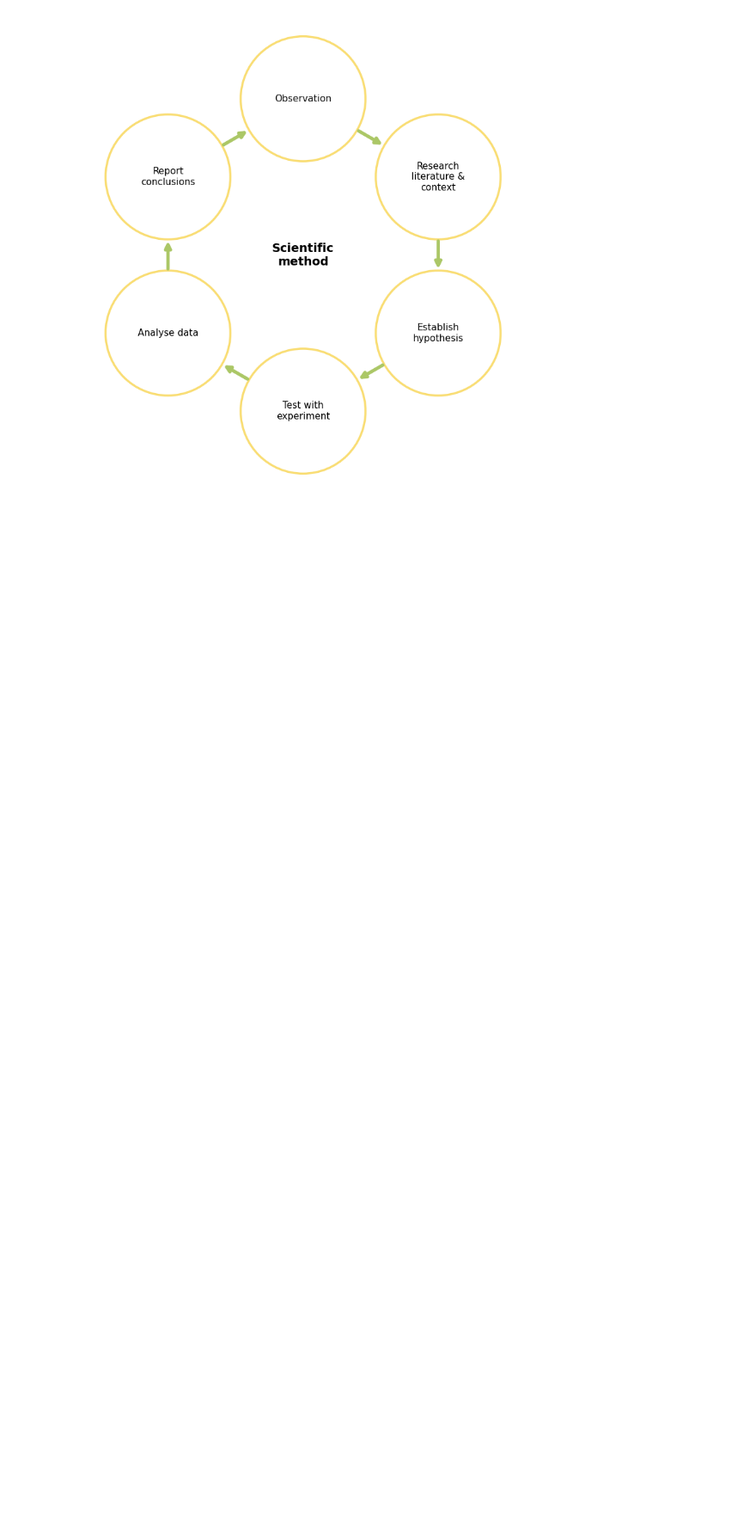
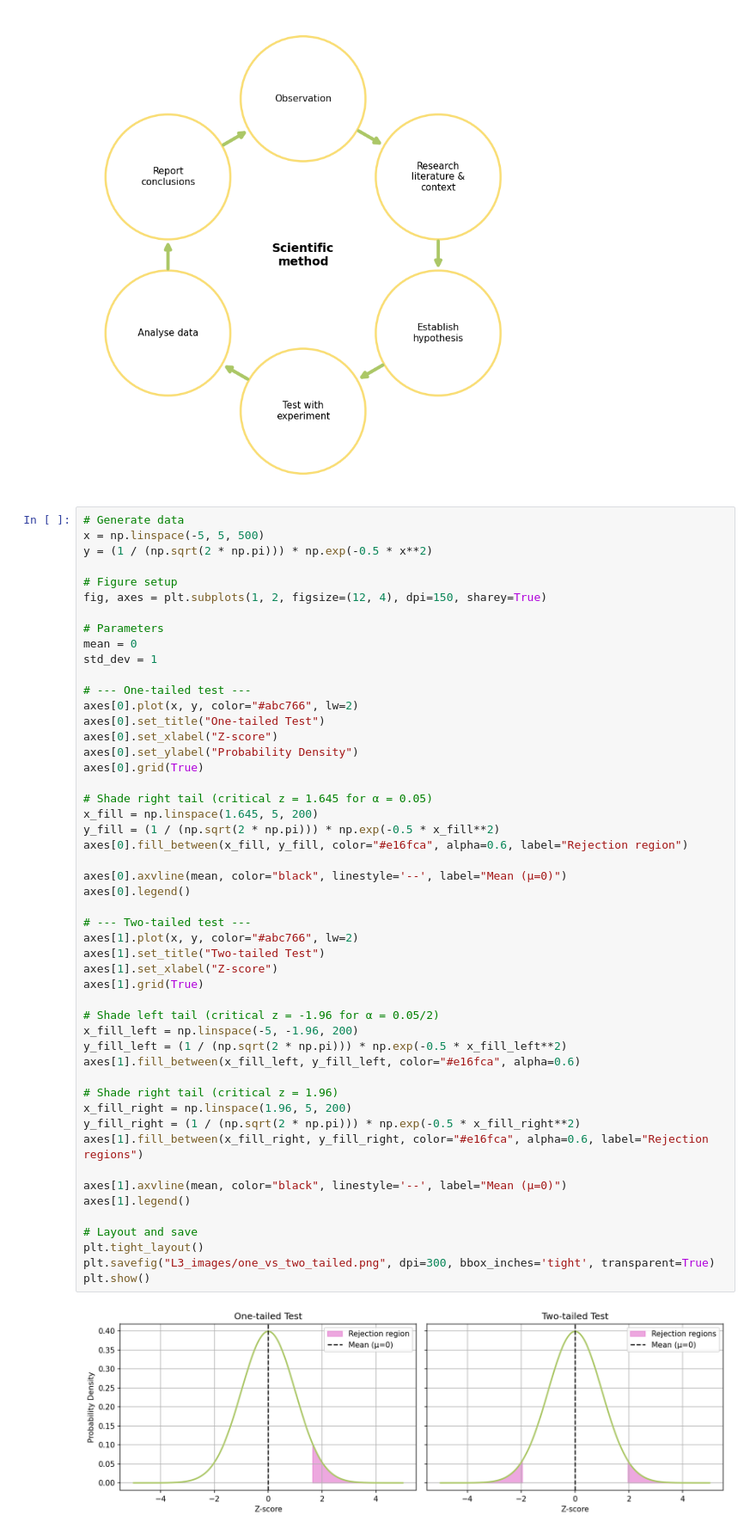
Before and after one commit to Bea-Taylor/CASA007_lectures, a Jupyter notebook: L3_graphics.ipynb, the cells around one changed output. Shown at 86% size. Cells and saved outputs as stored; diff of their text form; blank space fills up the shorter version.

```diff
--- a/L3_graphics.ipynb
+++ b/L3_graphics.ipynb
@@ -109,3 +109,55 @@ plt.savefig("L3_images/scientific_method.png", dpi=200, transparent=True)
 plt.show()
 # %% [output]
 [figure]
+# %%
+# Generate data
+x = np.linspace(-5, 5, 500)
+y = (1 / (np.sqrt(2 * np.pi))) * np.exp(-0.5 * x**2)
+
+# Figure setup
+fig, axes = plt.subplots(1, 2, figsize=(12, 4), dpi=150, sharey=True)
+
+# Parameters
+mean = 0
+std_dev = 1
+
+# --- One-tailed test ---
+axes[0].plot(x, y, color="#abc766", lw=2)
+axes[0].set_title("One-tailed Test")
+axes[0].set_xlabel("Z-score")
+axes[0].set_ylabel("Probability Density")
+axes[0].grid(True)
+
+# Shade right tail (critical z = 1.645 for α = 0.05)
+x_fill = np.linspace(1.645, 5, 200)
+y_fill = (1 / (np.sqrt(2 * np.pi))) * np.exp(-0.5 * x_fill**2)
+axes[0].fill_between(x_fill, y_fill, color="#e16fca", alpha=0.6, label="Rejection region")
+
+axes[0].axvline(mean, color="black", linestyle='--', label="Mean (μ=0)")
+axes[0].legend()
+
+# --- Two-tailed test ---
+axes[1].plot(x, y, color="#abc766", lw=2)
+axes[1].set_title("Two-tailed Test")
+axes[1].set_xlabel("Z-score")
+axes[1].grid(True)
+
+# Shade left tail (critical z = -1.96 for α = 0.05/2)
+x_fill_left = np.linspace(-5, -1.96, 200)
+y_fill_left = (1 / (np.sqrt(2 * np.pi))) * np.exp(-0.5 * x_fill_left**2)
+axes[1].fill_between(x_fill_left, y_fill_left, color="#e16fca", alpha=0.6)
+
+# Shade right tail (critical z = 1.96)
+x_fill_right = np.linspace(1.96, 5, 200)
+y_fill_right = (1 / (np.sqrt(2 * np.pi))) * np.exp(-0.5 * x_fill_right**2)
+axes[1].fill_between(x_fill_right, y_fill_right, color="#e16fca", alpha=0.6, label="Rejection regions")
+
+axes[1].axvline(mean, color="black", linestyle='--', label="Mean (μ=0)")
+axes[1].legend()
+
+# Layout and save
+plt.tight_layout()
+plt.savefig("L3_images/one_vs_two_tailed.png", dpi=300, bbox_inches='tight', transparent=True)
+plt.show()
+# %% [output]
+[figure, added]
```
Also changed, not shown: 12 other files.
